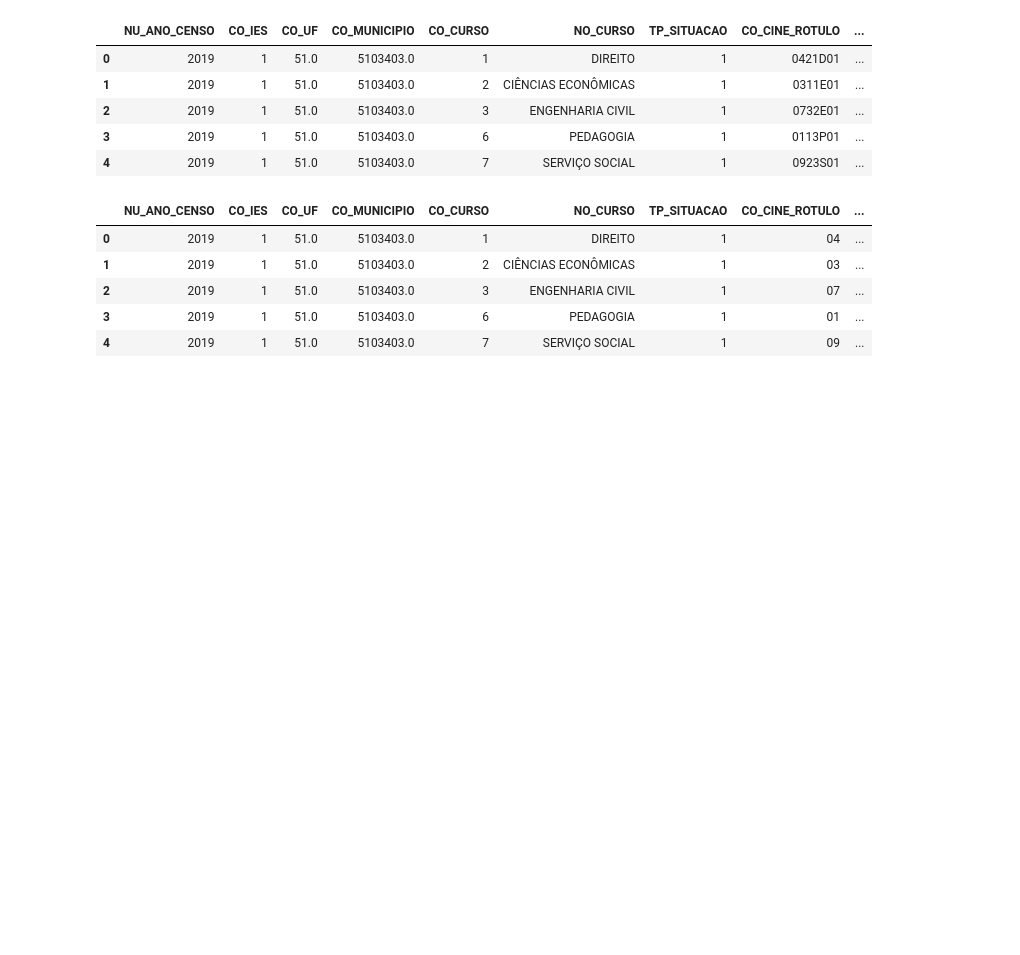
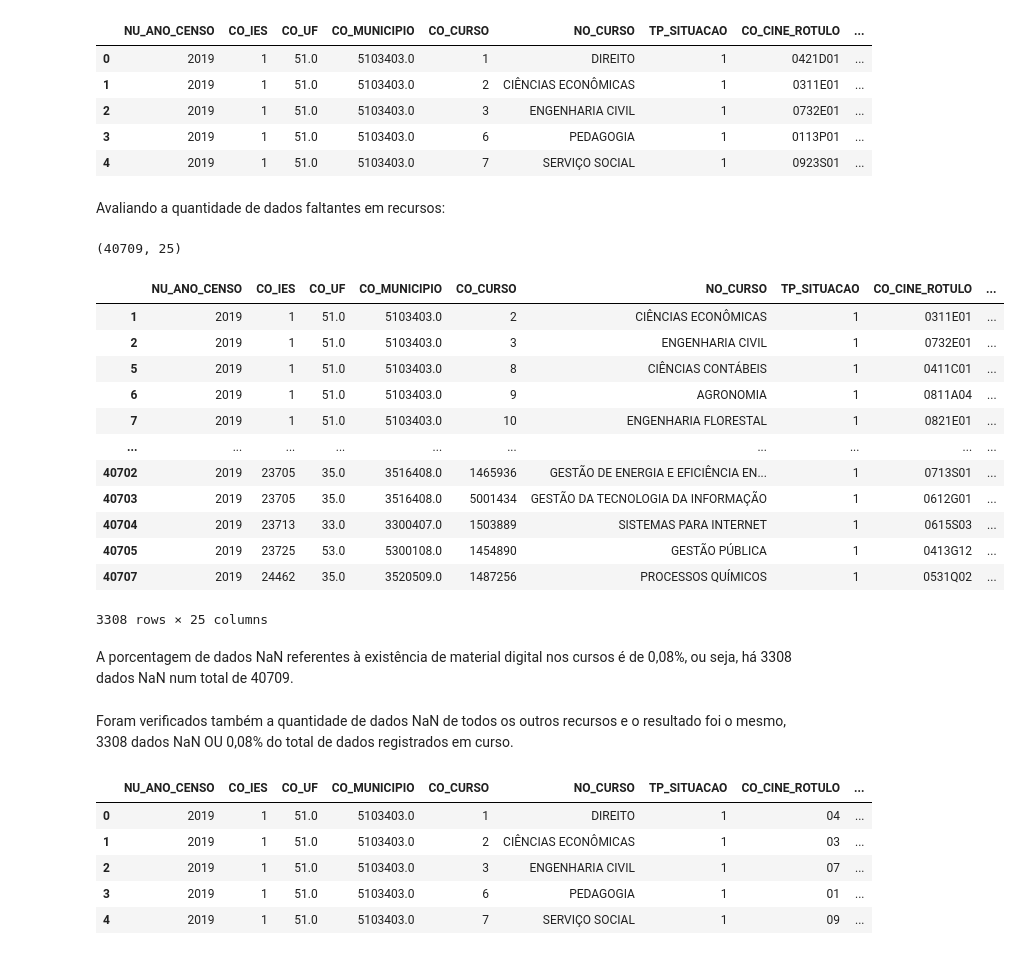
Before and after one commit to roxacarv/edulearn, a Jupyter notebook: Edulearn.ipynb, the cells around one changed output. Cells and saved outputs as stored; diff of their text form; code cells hidden in the pictures; blank space fills up the shorter version.

Commit message:
Verificação de dados NaN referente às colunas de recursos de acessibilidade

```diff
--- a/Edulearn.ipynb
+++ b/Edulearn.ipynb
@@ -297,3 +297,30 @@ df_curso.head()
 | 2 | 2019 | 1 | 51.0 | 5103403.0 | 3 | ENGENHARIA CIVIL | 1 | 0732E01 | ... |
 | 3 | 2019 | 1 | 51.0 | 5103403.0 | 6 | PEDAGOGIA | 1 | 0113P01 | ... |
 | 4 | 2019 | 1 | 51.0 | 5103403.0 | 7 | SERVIÇO SOCIAL | 1 | 0923S01 | ... |
+# %% [markdown]
+Avaliando a quantidade de dados faltantes em recursos:
+# %%
+df_curso.shape
+# %% [output]
+(40709, 25)
+# %%
+#Avaliando a quantidade de dados NaN na coluna referente à material digital
+df_curso[df_curso['IN_MATERIAL_DIGITAL'].isnull()]
+# %% [output]
+|  | NU_ANO_CENSO | CO_IES | CO_UF | CO_MUNICIPIO | CO_CURSO | NO_CURSO | TP_SITUACAO | CO_CINE_ROTULO | ... |
+| 1 | 2019 | 1 | 51.0 | 5103403.0 | 2 | CIÊNCIAS ECONÔMICAS | 1 | 0311E01 | ... |
+| 2 | 2019 | 1 | 51.0 | 5103403.0 | 3 | ENGENHARIA CIVIL | 1 | 0732E01 | ... |
+| 5 | 2019 | 1 | 51.0 | 5103403.0 | 8 | CIÊNCIAS CONTÁBEIS | 1 | 0411C01 | ... |
+| 6 | 2019 | 1 | 51.0 | 5103403.0 | 9 | AGRONOMIA | 1 | 0811A04 | ... |
+| 7 | 2019 | 1 | 51.0 | 5103403.0 | 10 | ENGENHARIA FLORESTAL | 1 | 0821E01 | ... |
+| ... | ... | ... | ... | ... | ... | ... | ... | ... | ... |
+| 40702 | 2019 | 23705 | 35.0 | 3516408.0 | 1465936 | GESTÃO DE ENERGIA E EFICIÊNCIA EN... | 1 | 0713S01 | ... |
+| 40703 | 2019 | 23705 | 35.0 | 3516408.0 | 5001434 | GESTÃO DA TECNOLOGIA DA INFORMAÇÃO | 1 | 0612G01 | ... |
+| 40704 | 2019 | 23713 | 33.0 | 3300407.0 | 1503889 | SISTEMAS PARA INTERNET | 1 | 0615S03 | ... |
+| 40705 | 2019 | 23725 | 53.0 | 5300108.0 | 1454890 | GESTÃO PÚBLICA | 1 | 0413G12 | ... |
+| 40707 | 2019 | 24462 | 35.0 | 3520509.0 | 1487256 | PROCESSOS QUÍMICOS | 1 | 0531Q02 | ... |
+3308 rows × 25 columns
+# %% [markdown]
+A porcentagem de dados NaN referentes à existência de material digital nos cursos é de 0,08%, ou seja, há 3308 dados NaN num total de 40709.
+# %% [markdown]
+Foram verificados também a quantidade de dados NaN de todos os outros recursos e o resultado foi o mesmo, 3308 dados NaN OU 0,08% do total de dados registrados em curso.
```
Also changed, not shown: parts of 1 cell of this notebook.
